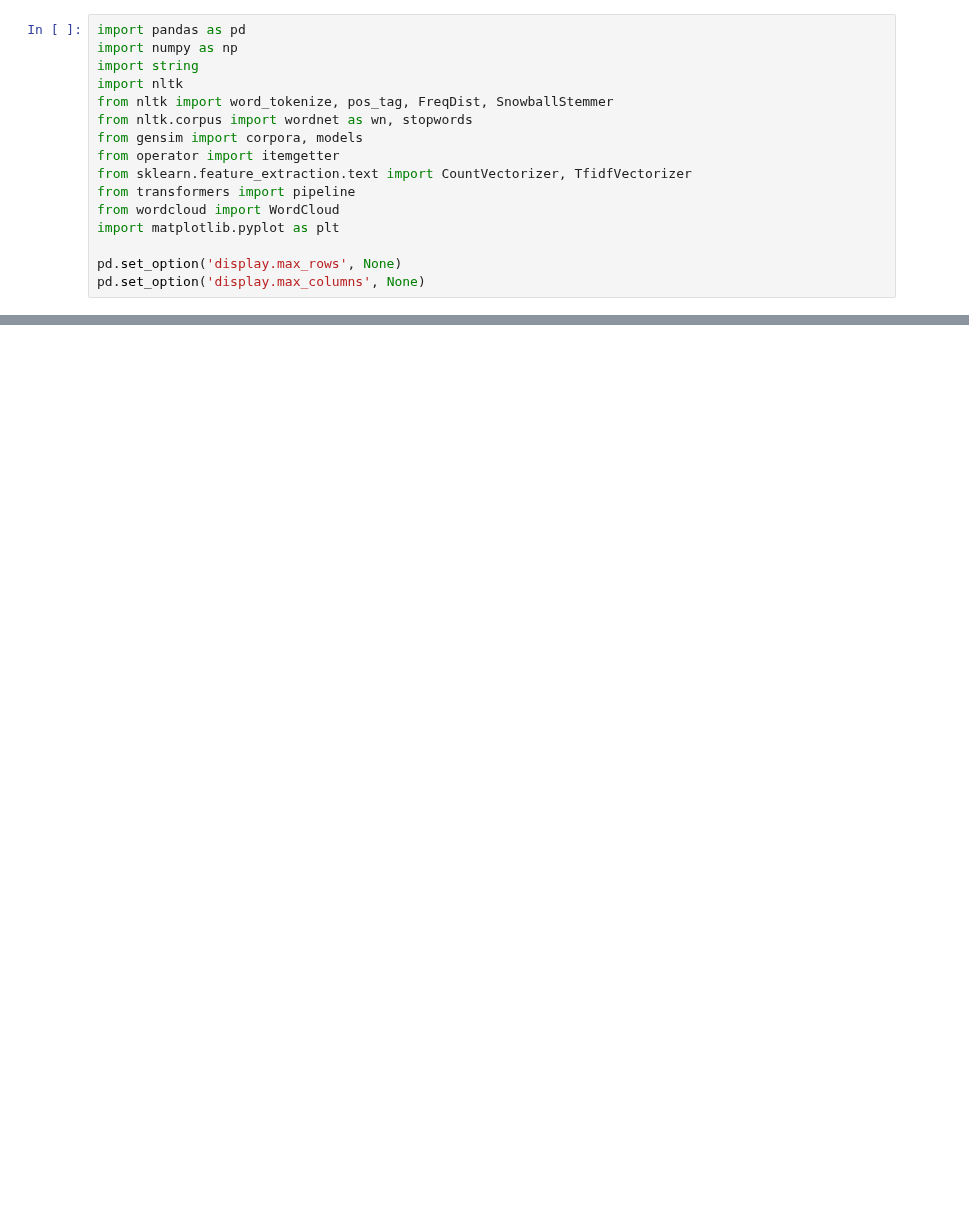
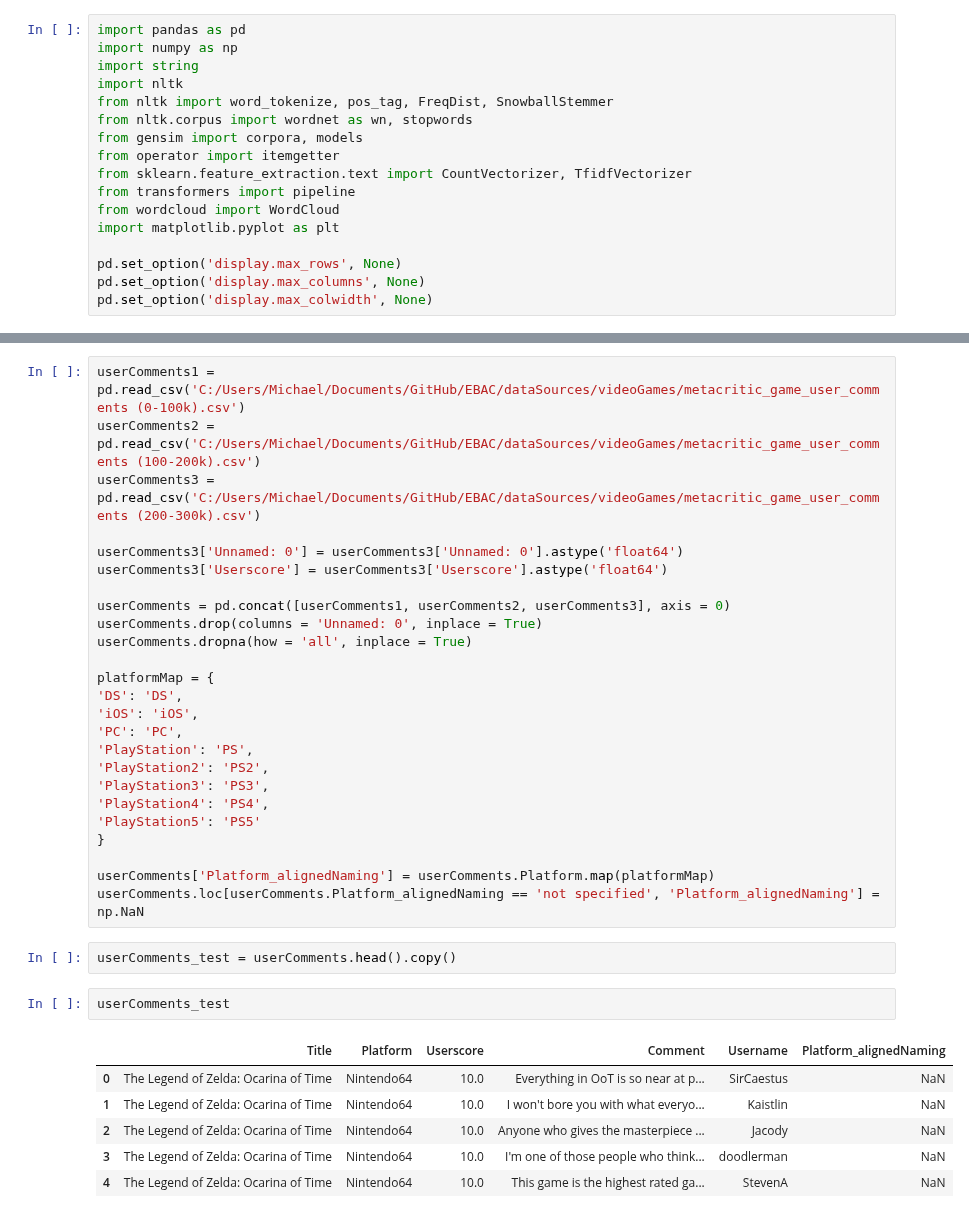
Before and after one commit to wd686/EBAC, a Jupyter notebook: Modelling/Classification/classificationModelWithoutTDM.ipynb, the cells around one changed output, grey strips where cells are left out. Saved outputs shown, nothing was run; the diff lists cells and outputs as text; blank space fills up the shorter version.

```diff
--- a/Modelling/Classification/classificationModelWithoutTDM.ipynb
+++ b/Modelling/Classification/classificationModelWithoutTDM.ipynb
@@ -14,4 +14,5 @@ import matplotlib.pyplot as plt
 
 pd.set_option('display.max_rows', None)
 pd.set_option('display.max_columns', None)
+pd.set_option('display.max_colwidth', None)
 # %%
@@ -20,0 +20,36 @@ ModuleNotFoundError: No module named 'dataProcessing'
+# %%
+userComments1 = pd.read_csv('C:/Users/Michael/Documents/GitHub/EBAC/dataSources/videoGames/metacritic_game_user_comments (0-100k).csv')
+userComments2 = pd.read_csv('C:/Users/Michael/Documents/GitHub/EBAC/dataSources/videoGames/metacritic_game_user_comments (100-200k).csv')
+userComments3 = pd.read_csv('C:/Users/Michael/Documents/GitHub/EBAC/dataSources/videoGames/metacritic_game_user_comments (200-300k).csv')
+
+userComments3['Unnamed: 0'] = userComments3['Unnamed: 0'].astype('float64')
+userComments3['Userscore'] = userComments3['Userscore'].astype('float64')
+
+userComments = pd.concat([userComments1, userComments2, userComments3], axis = 0)
+userComments.drop(columns = 'Unnamed: 0', inplace = True)
+userComments.dropna(how = 'all', inplace = True)
+
+platformMap = {
+'DS': 'DS',
+'iOS': 'iOS',
+'PC': 'PC',
+'PlayStation': 'PS',
+'PlayStation2': 'PS2',
+'PlayStation3': 'PS3',
+'PlayStation4': 'PS4',
+'PlayStation5': 'PS5'
+}
+
+userComments['Platform_alignedNaming'] = userComments.Platform.map(platformMap)
+userComments.loc[userComments.Platform_alignedNaming == 'not specified', 'Platform_alignedNaming'] = np.NaN
+# %%
+userComments_test = userComments.head().copy()
+# %%
+userComments_test
+# %% [output]
+|  | Title | Platform | Userscore | Comment | Username | Platform_alignedNaming |
+| 0 | The Legend of Zelda: Ocarina of Time | Nintendo64 | 10.0 | Everything in OoT is so near at p... | SirCaestus | NaN |
+| 1 | The Legend of Zelda: Ocarina of Time | Nintendo64 | 10.0 | I won't bore you with what everyo... | Kaistlin | NaN |
+| 2 | The Legend of Zelda: Ocarina of Time | Nintendo64 | 10.0 | Anyone who gives the masterpiece ... | Jacody | NaN |
+| 3 | The Legend of Zelda: Ocarina of Time | Nintendo64 | 10.0 | I'm one of those people who think... | doodlerman | NaN |
+| 4 | The Legend of Zelda: Ocarina of Time | Nintendo64 | 10.0 | This game is the highest rated ga... | StevenA | NaN |
```
Also changed, not shown: parts of 22 cells of this notebook, 1 other file.
